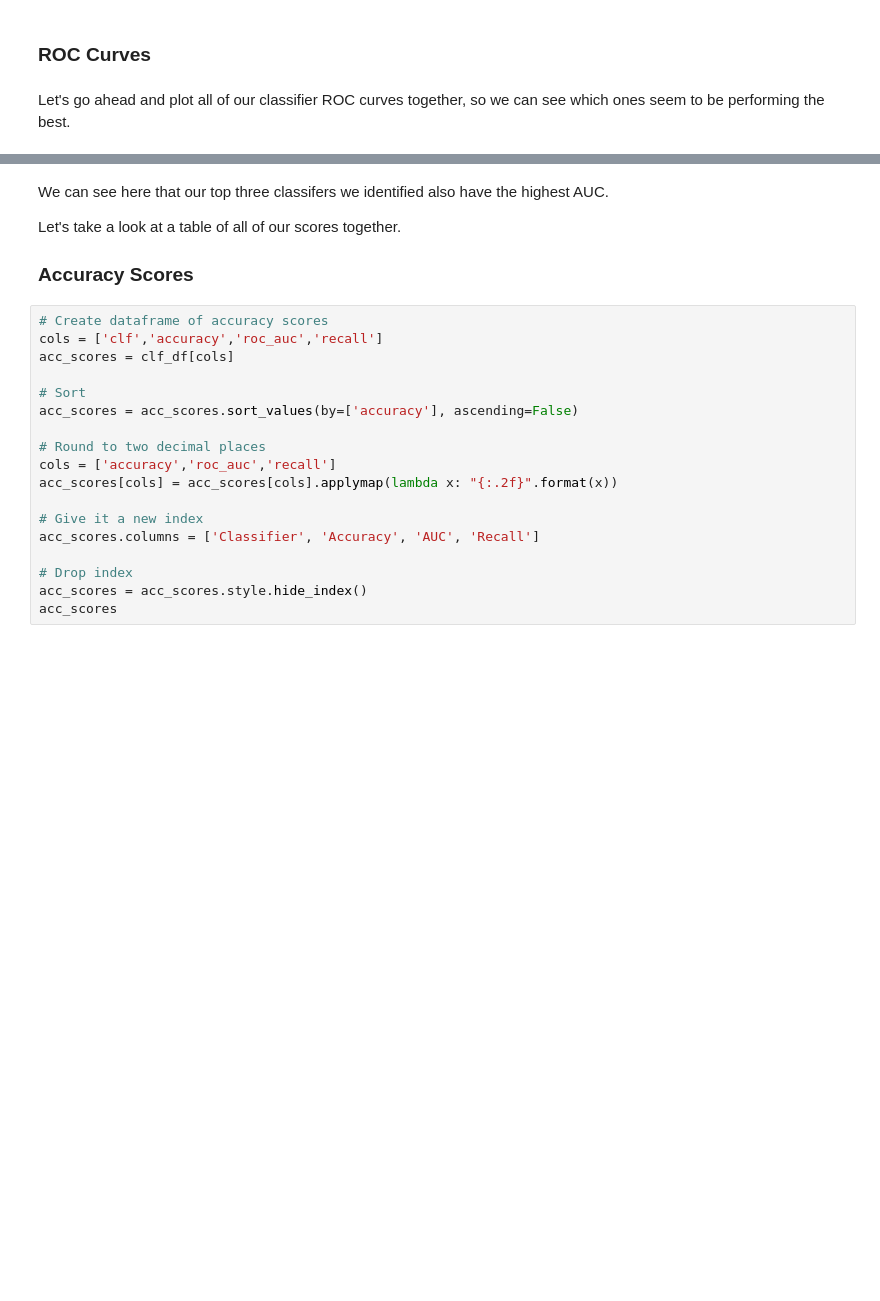
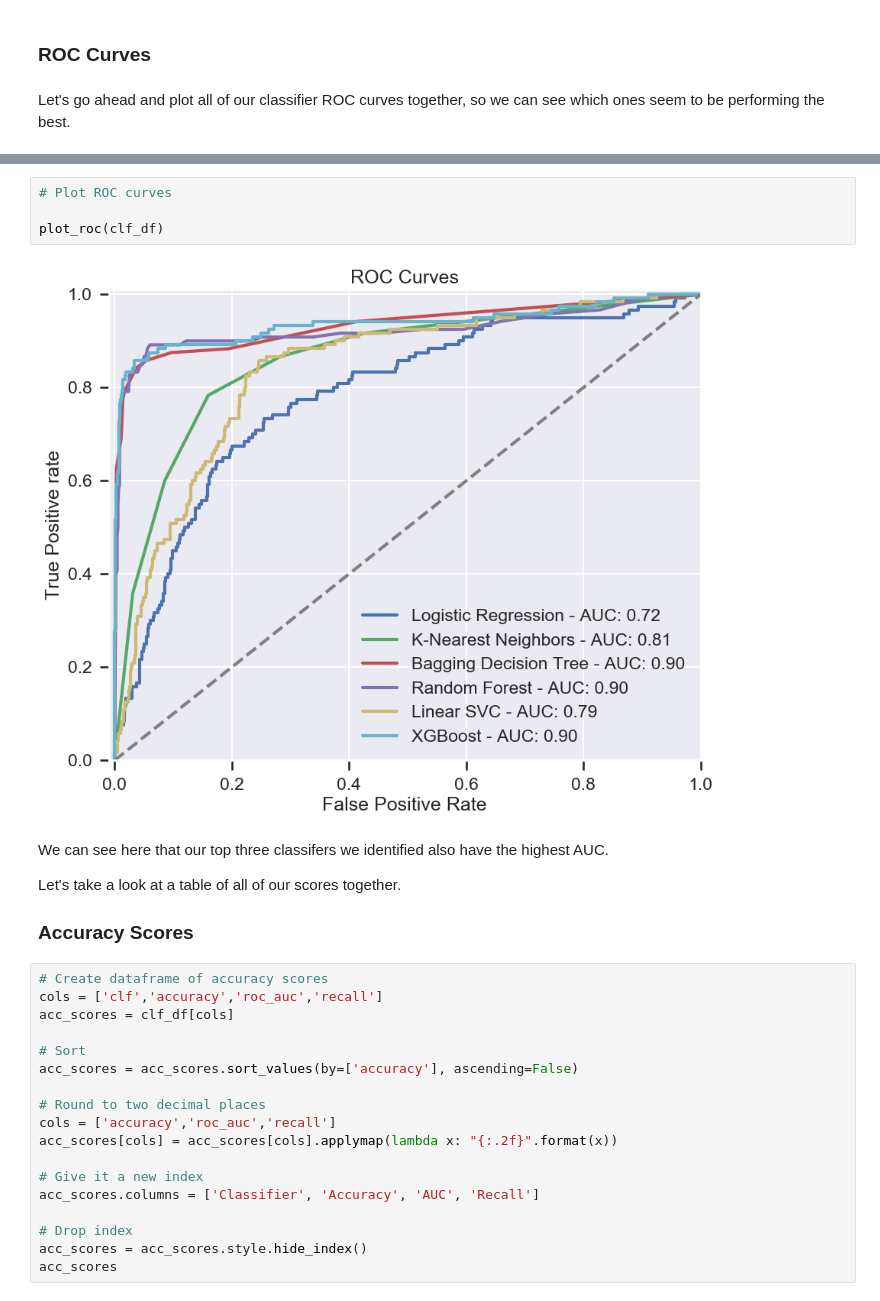
Before and after one commit to JessicaFB/Telecommunications-Churn-Prediction, a Jupyter notebook: churn_classifier.ipynb, the cells around one changed output, grey strips where cells are left out. Cells and saved outputs as stored; diff of their text form; blank space fills up the shorter version.

Commit message:
Turned ROC curve plot into a function for easy replication.

```diff
--- a/churn_classifier.ipynb
+++ b/churn_classifier.ipynb
@@ -860,3 +868,9 @@ plt.show()
+# %%
+# Plot ROC curves
+
+plot_roc(clf_df)
+# %% [output]
+[figure, added]
 # %% [markdown]
 We can see here that our top three classifers we identified also have the highest AUC.
 
```
Also changed, not shown: parts of 1 cell of this notebook, 1 other file.
